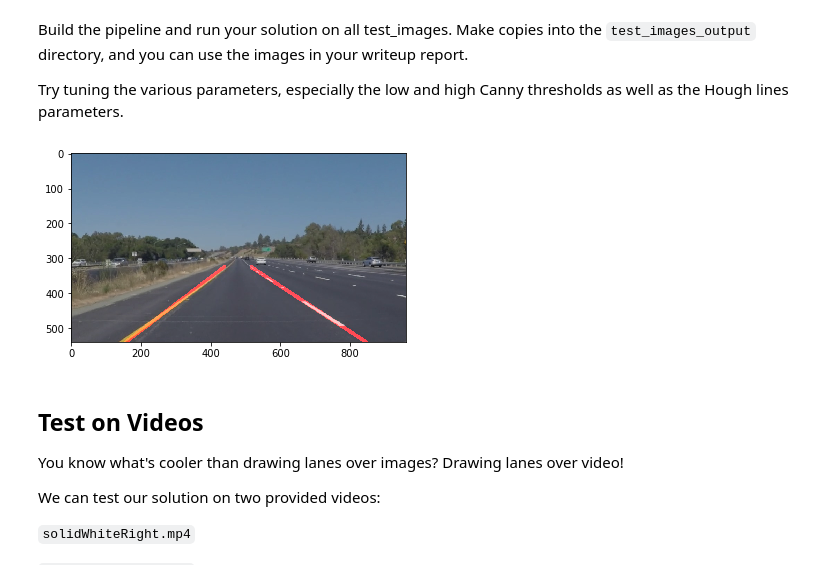
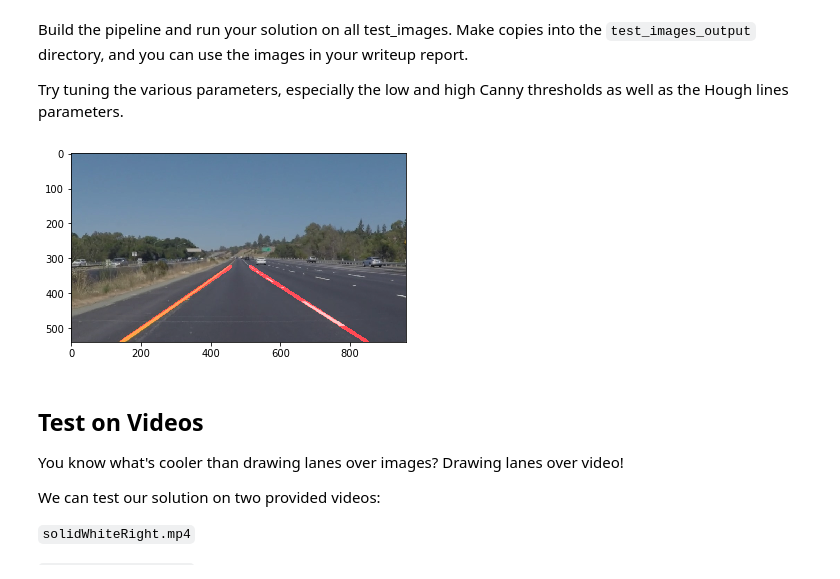
Before and after one commit to lingyun-wu/CarND-Project-01, a Jupyter notebook: P1.ipynb, the cells around one changed output. Drawn from its saved outputs; the diff is of its cells as text; code cells hidden in the pictures.

```diff
--- a/P1.ipynb
+++ b/P1.ipynb
@@ -133,6 +133,23 @@ def region_of_interest(img, vertices):
     masked_image = cv2.bitwise_and(img, mask)
     return masked_image
 
+def line_filter(Xrange, maxX, maxY, x1, y1, x2, y2):
+    """
+    This function helps filter lines which have their x intercept in the right range
+    """
+
+    m = (y1 - y2) / (x1 - x2)
+    b = y1 - x1*m
+    interceptX = (maxY - b) / m
+    interceptX2 = (maxY/2 - b) / m
+    if interceptX >= Xrange[0] and interceptX <= Xrange[1]:
+        if m > 0 and interceptX2 < maxX/2+200:
+            return True
+        if m < 0 and interceptX2 > maxX/2-200:
+            return True
+
+    return False
+
 
 def draw_lines(img, lines, color=[255, 0, 0], thickness=10):
     """
@@ -160,16 +177,18 @@ def draw_lines(img, lines, color=[255, 0, 0], thickness=10):
     rightX = []    # Right line segments X position
     rightY = []    # Right line segments Y position
 
+    Xrange = [xsize*0.05, xsize*0.95]
+
     for line in lines:
         for x1,y1,x2,y2 in line:
             # Slope of each line segment
             m = (y1 - y2)/(x1 - x2)
-            if m < 0:
+            if m < 0 and line_filter(Xrange, xsize, ysize, x1, y1, x2, y2):
                 leftX.append(x1)
                 leftY.append(y1)
                 leftX.append(x2)
                 leftY.append(y2)
-            else:
+            elif m > 0 and line_filter(Xrange, xsize, ysize, x1, y1, x2, y2):
                 rightX.append(x1)
                 rightY.append(y1)
                 rightX.append(x2)
@@ -240,36 +259,36 @@ low_threshold = 50
 high_threshold = 150
 
 rho = 2               # distance resolution in pixels of the Hough grid
 theta = np.pi/180     # angular resolution in radians of the Hough grid
-threshold = 20        # minimum number of votes (intersections in Hough grid cell)
+threshold = 15        # minimum number of votes (intersections in Hough grid cell)
 min_line_length = 100 # minimum number of pixels making up a line
 max_line_gap = 200    # maximum gap in pixels between connectable line segments
 # Mask region
-vertices = np.array([[(100, ysize),(460, 290), (490, 290), (xsize-50, ysize)]], dtype=np.int32)
+vertices = np.array([[(100, ysize),(470, 290), (490, 290), (xsize-50, ysize)]], dtype=np.int32)
 
 # Convert image to gray
 gray = grayscale(image)
 # Apply Gaussian smoothing
 blur_gray = gaussian_blur(gray, kernel_size)
 # Apply Canny
 edges = canny(blur_gray, low_threshold, high_threshold)
 # Add Mask
 masked_image = region_of_interest(edges, vertices)
 # Run Hough on edge detected image
 line_image = hough_lines(masked_image, rho, theta, threshold, min_line_length, max_line_gap)
 res_image = weighted_img(line_image, image)
 
 # Display the image
 plt.imshow(res_image)
 
 # Save images
 plt.imsave('test_images_gray/'+image_name, gray, cmap='gray')                # Output gray image
 plt.imsave('test_images_blur/'+image_name, blur_gray, cmap='gray')           # Output Gaussian smoothed image
 plt.imsave('test_images_edges/'+image_name, edges, cmap='gray')              # Output image with only edges
 plt.imsave('test_images_masked/'+image_name, masked_image, cmap='gray')      # Output image in region of interest
 plt.imsave('test_images_output/'+image_name, res_image)                      # Output result image
 # %% [output]
-[figure, old version]
+[figure, new version]
 # %% [markdown]
 ## Test on Videos
 
```
Also changed, not shown: parts of 3 cells of this notebook, 5 other files.
